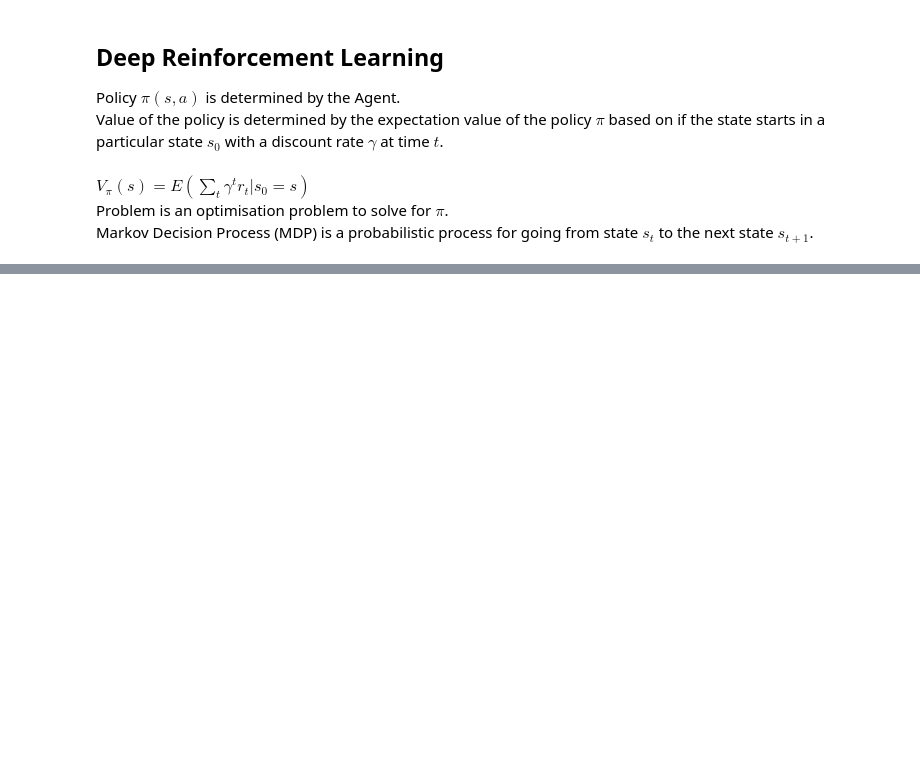
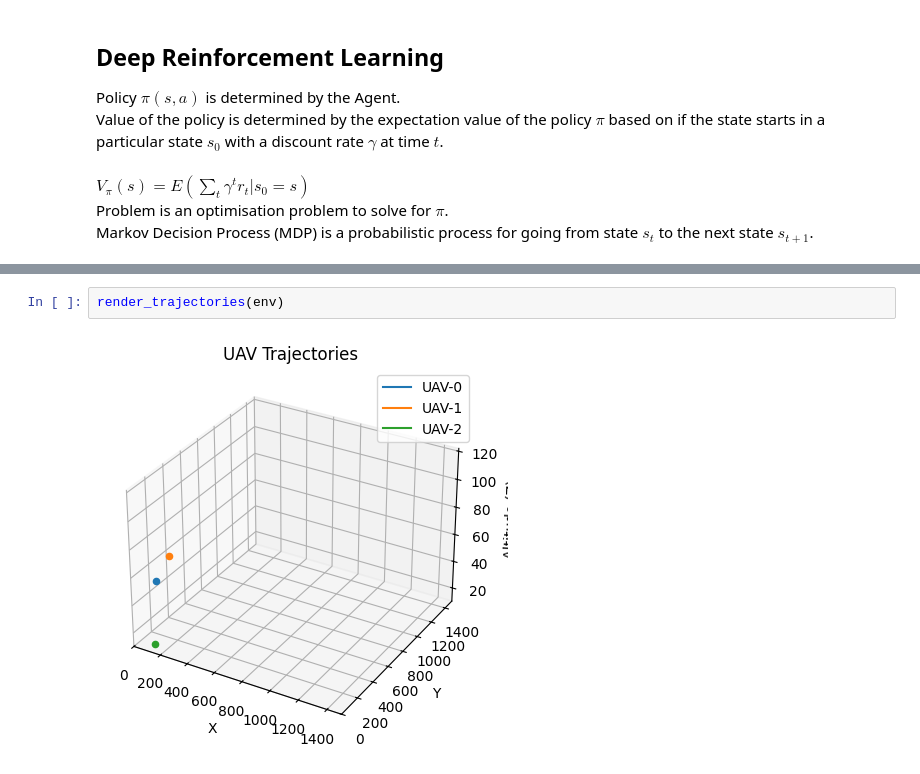
Before and after one commit to piersk/EEEN40290_Thesis, a Jupyter notebook: Thesis1.ipynb, the cells around one changed output, grey strips where cells are left out. Drawn from its saved outputs; the diff is of its cells as text; blank space fills up the shorter version.

```diff
--- a/Thesis1.ipynb
+++ b/Thesis1.ipynb
@@ -266,0 +415,4 @@ Using cpu device
+# %%
+render_trajectories(env)
+# %% [output]
+[figure, added]
```
Also changed, not shown: parts of 15 cells of this notebook, 2 other files.
